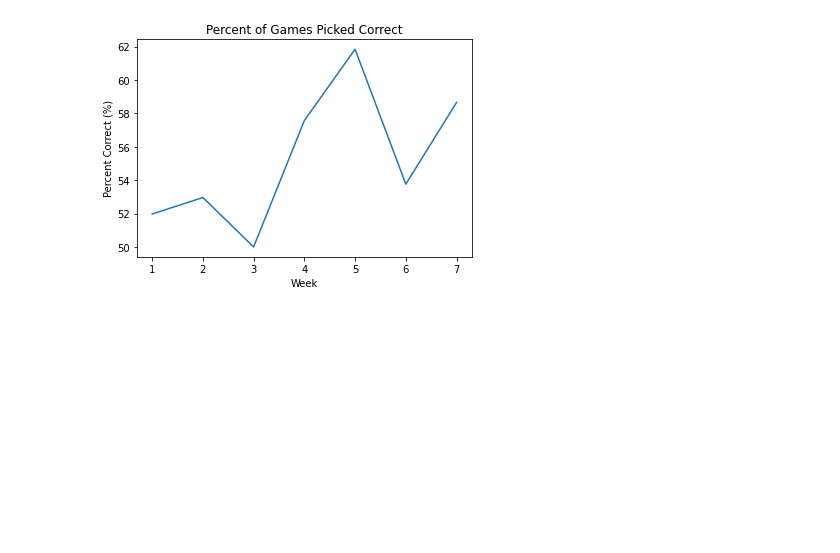
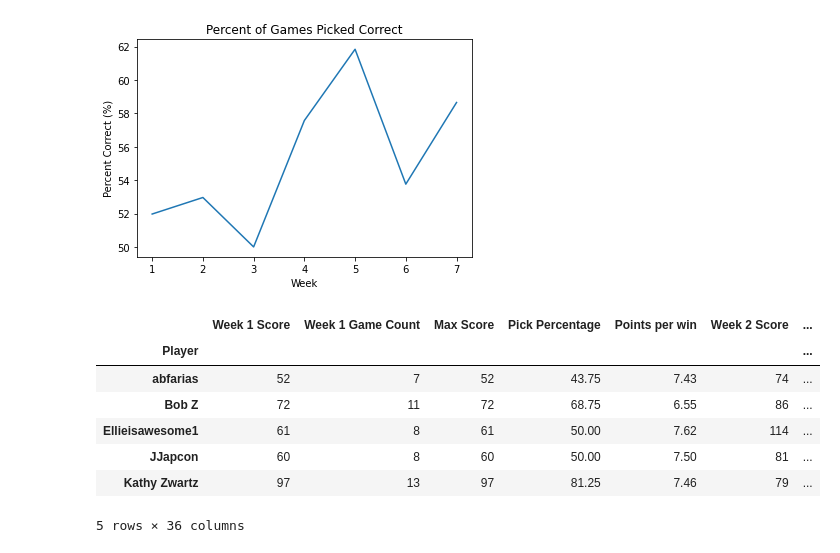
Before and after one commit to michaelzwartz/Confidence-pool, a Jupyter notebook: pool_notebook.ipynb, the cells around one changed output. Saved outputs shown, nothing was run; the diff lists cells and outputs as text; code cells hidden in the pictures; blank space fills up the shorter version.

```diff
--- a/pool_notebook.ipynb
+++ b/pool_notebook.ipynb
@@ -166,9 +164,20 @@ Text(0.5, 0, 'Week')
 # %%
 #create weely totals df to track totals each week
 weekly_totals = pd.concat([week1_stats.rename(columns={"Score": "Week 1 Score", "Game Count": "Week 1 Game Count"}),
  week2_stats.rename(columns={"Score": "Week 2 Score", "Game Count": "Week 2 Game Count"})], axis=1)
 weekly_totals = pd.concat([weekly_totals, week3_stats.rename(columns={"Score": "Week 3 Score", "Game Count": "Week 3 Game Count"})], axis=1)
 weekly_totals = pd.concat([weekly_totals, week4_stats.rename(columns={"Score": "Week 4 Score", "Game Count": "Week 4 Game Count"})], axis=1)
 weekly_totals = pd.concat([weekly_totals, week5_stats.rename(columns={"Score": "Week 5 Score", "Game Count": "Week 5 Game Count"})], axis=1)
 weekly_totals = pd.concat([weekly_totals, week6_stats.rename(columns={"Score": "Week 6 Score", "Game Count": "Week 6 Game Count"})], axis=1)
-weekly_totals
+weekly_totals = pd.concat([weekly_totals, week7_stats.rename(columns={"Score": "Week 7 Score", "Game Count": "Week 7 Game Count"})], axis=1)
+
+weekly_totals.head()
+# %% [output]
+|  | Week 1 Score | Week 1 Game Count | Max Score | Pick Percentage | Points per win | Week 2 Score | ... |
+| Player |  |  |  |  |  |  | ... |
+| abfarias | 52 | 7 | 52 | 43.75 | 7.43 | 74 | ... |
+| Bob Z | 72 | 11 | 72 | 68.75 | 6.55 | 86 | ... |
+| Ellieisawesome1 | 61 | 8 | 61 | 50.00 | 7.62 | 114 | ... |
+| JJapcon | 60 | 8 | 60 | 50.00 | 7.50 | 81 | ... |
+| Kathy Zwartz | 97 | 13 | 97 | 81.25 | 7.46 | 79 | ... |
+5 rows × 36 columns
```
Also changed, not shown: parts of 4 cells of this notebook.
